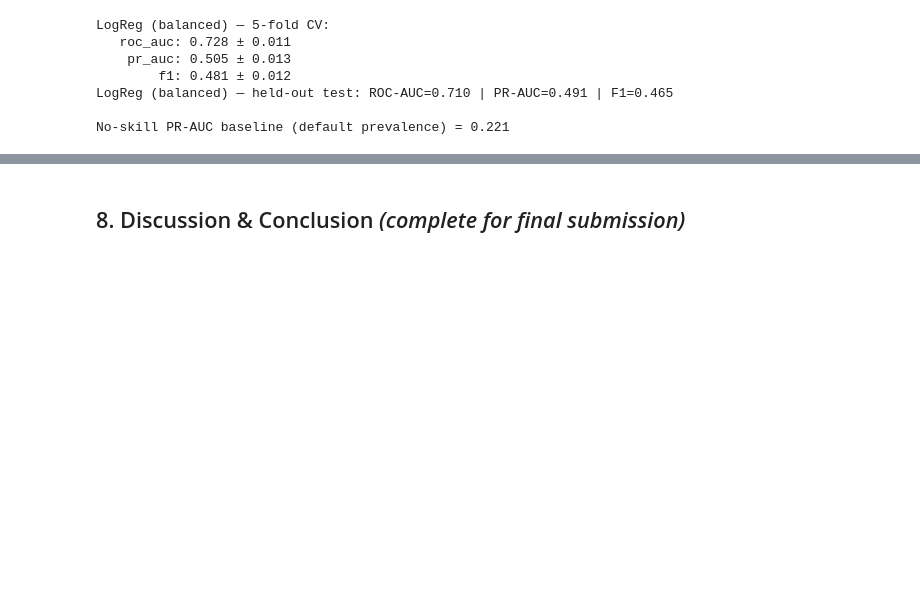
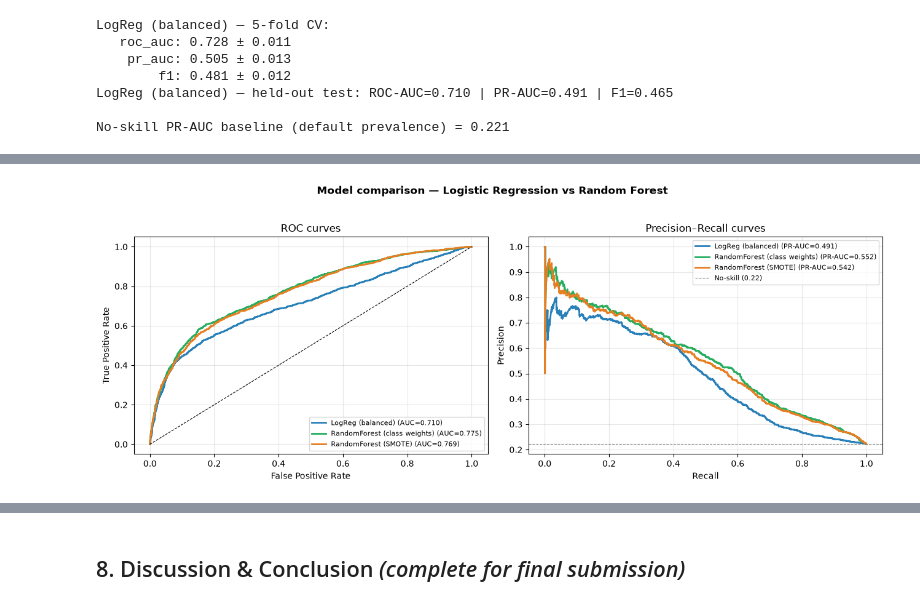
Before and after one commit to shantanu-777/dai-mission-group-v, a Jupyter notebook: notebook.ipynb, the cells around one changed output, grey strips where cells are left out. Drawn from its saved outputs; the diff is of its cells as text; code cells hidden in the pictures; blank space fills up the shorter version.

```diff
--- a/notebook.ipynb
+++ b/notebook.ipynb
@@ -439,0 +495,10 @@ plt.tight_layout(); plt.show()
+# %%
+# Side-by-side comparison of all models (CV means + held-out test)
+summary = pd.DataFrame({
+    name: {**{f"cv_{k}": v for k, v in r["cv"].items()},
+           **{f"test_{k}": v for k, v in r["test"].items()}}
+    for name, r in results.items()
+}).T
+summary = summary[["cv_roc_auc", "cv_pr_auc", "cv_f1", "test_roc_auc", "test_pr_auc", "test_f1"]]
+print("Model comparison (higher is better):")
+display(summary.round(3))
@@ -439,0 +511,29 @@ plt.tight_layout(); plt.show()
+# %%
+# Overlaid ROC and Precision–Recall curves for the three models
+models_to_plot = [
+    ("LogReg (balanced)",          logreg_proba,   "#2980b9"),
+    ("RandomForest (class weights)", rf_cw_proba,  "#27ae60"),
+    ("RandomForest (SMOTE)",       rf_smote_proba, "#e67e22"),
+]
+
+fig, axes = plt.subplots(1, 2, figsize=(13, 4.8))
+for name, proba, color in models_to_plot:
+    fpr, tpr, _ = roc_curve(y_test, proba)
+    axes[0].plot(fpr, tpr, lw=2, color=color,
+                 label=f"{name} (AUC={results[name]['test']['roc_auc']:.3f})")
+    prec, rec, _ = precision_recall_curve(y_test, proba)
+    axes[1].plot(rec, prec, lw=2, color=color,
+                 label=f"{name} (PR-AUC={results[name]['test']['pr_auc']:.3f})")
+
+axes[0].plot([0, 1], [0, 1], "k--", lw=0.8)
+axes[0].set(xlabel="False Positive Rate", ylabel="True Positive Rate", title="ROC curves")
+axes[0].legend(loc="lower right", fontsize=8); axes[0].grid(alpha=0.3)
+
+axes[1].axhline(no_skill_pr, color="gray", ls="--", lw=0.8, label=f"No-skill ({no_skill_pr:.2f})")
+axes[1].set(xlabel="Recall", ylabel="Precision", title="Precision–Recall curves")
+axes[1].legend(loc="upper right", fontsize=8); axes[1].grid(alpha=0.3)
+
+plt.suptitle("Model comparison — Logistic Regression vs Random Forest", y=1.03, fontweight="bold")
+plt.tight_layout(); plt.show()
+# %% [output]
+[figure, added]
```
Also changed, not shown: parts of 11 cells of this notebook, 1 other file.
